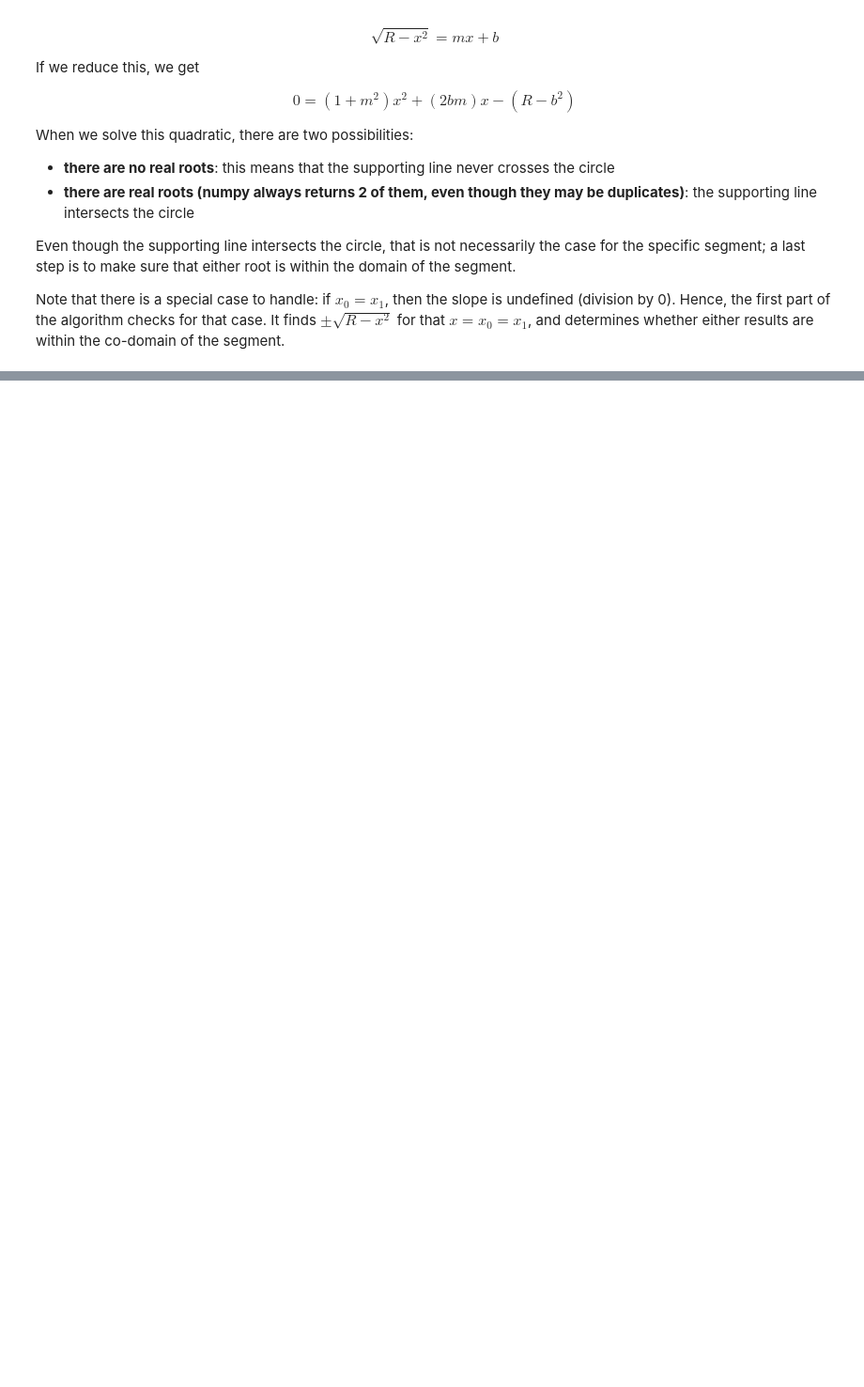
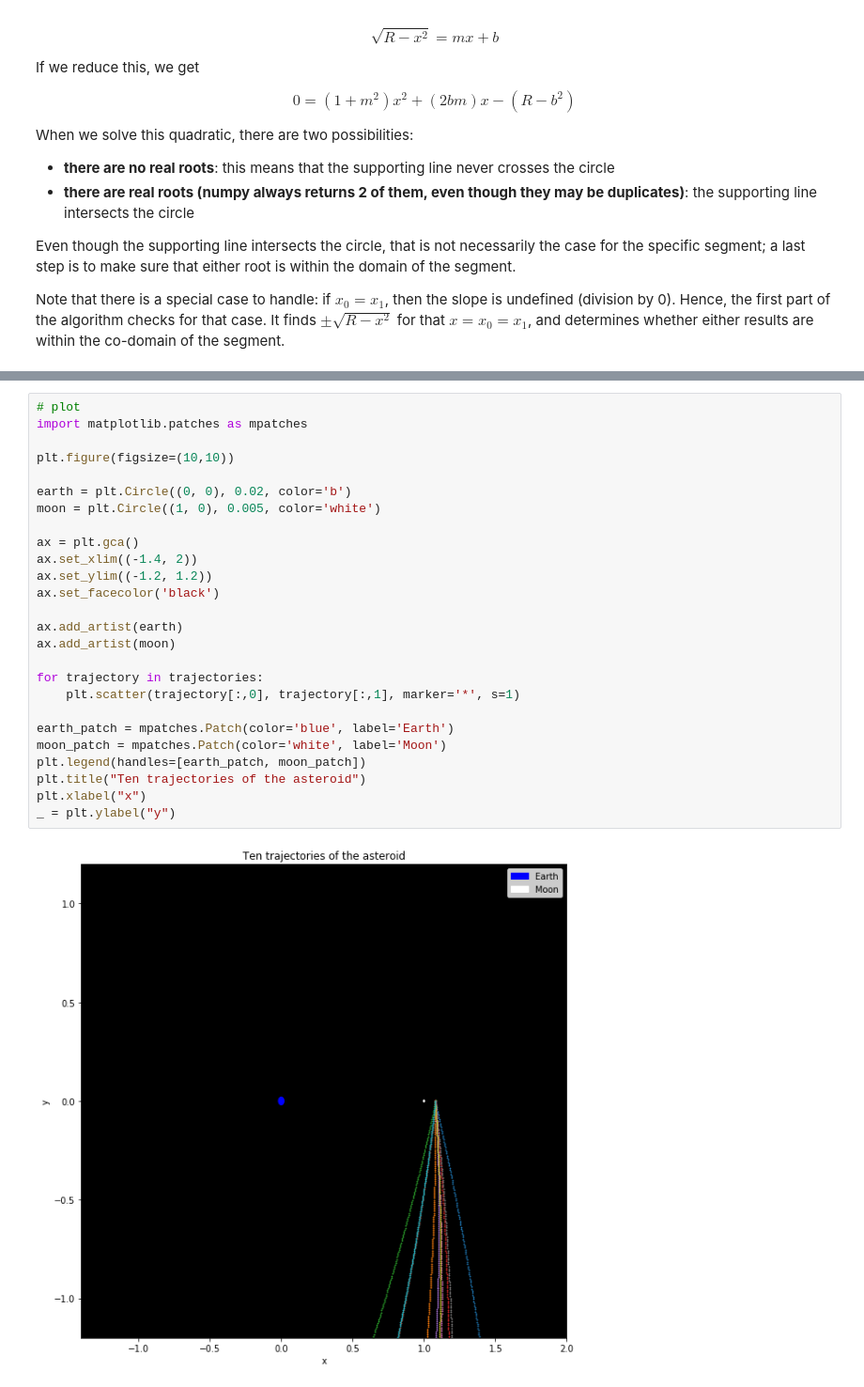
Before and after one commit to jonathanGB/am205, a Jupyter notebook: 3/AM205_HW3.ipynb, the cells around one changed output, grey strips where cells are left out. Shown at 94% size. Drawn from its saved outputs; the diff is of its cells as text; blank space fills up the shorter version.

```diff
--- a/3/AM205_HW3.ipynb
+++ b/3/AM205_HW3.ipynb
@@ -494,0 +535,28 @@ Note that there is a special case to handle: if $x_0 = x_1$, then the slope is u
+# %%
+# plot
+import matplotlib.patches as mpatches
+
+plt.figure(figsize=(10,10))
+
+earth = plt.Circle((0, 0), 0.02, color='b')
+moon = plt.Circle((1, 0), 0.005, color='white')
+
+ax = plt.gca()
+ax.set_xlim((-1.4, 2))
+ax.set_ylim((-1.2, 1.2))
+ax.set_facecolor('black')
+
+ax.add_artist(earth)
+ax.add_artist(moon)
+
+for trajectory in trajectories:
+    plt.scatter(trajectory[:,0], trajectory[:,1], marker='*', s=1)
+
+earth_patch = mpatches.Patch(color='blue', label='Earth')
+moon_patch = mpatches.Patch(color='white', label='Moon')
+plt.legend(handles=[earth_patch, moon_patch])
+plt.title("Ten trajectories of the asteroid")
+plt.xlabel("x")
+_ = plt.ylabel("y")
+# %% [output]
+[figure, added]
```
Also changed, not shown: parts of 2 cells of this notebook.
